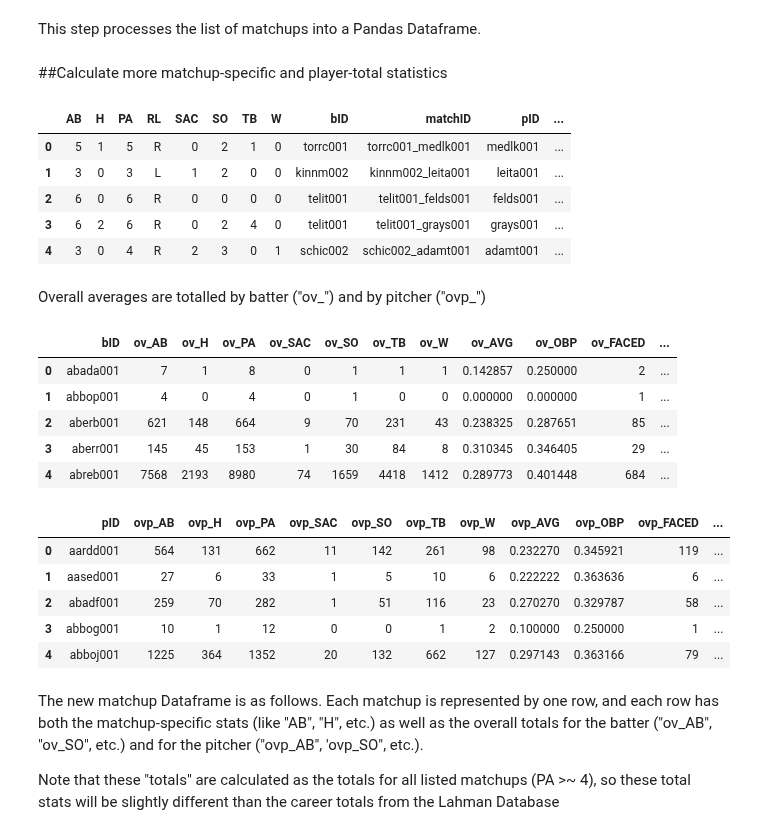
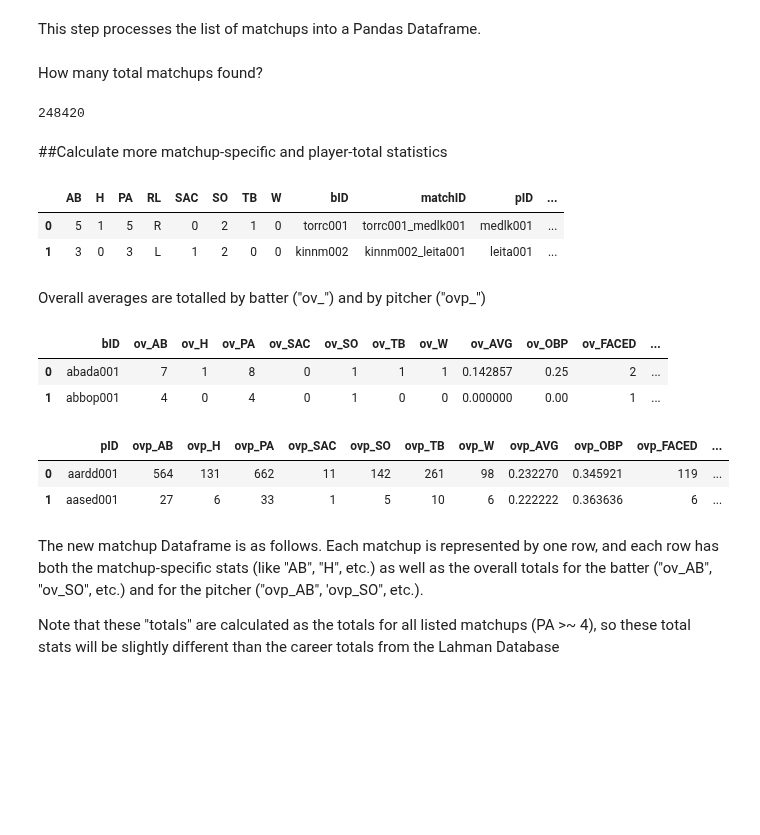
Before and after one commit to bacook17/CS109_baseball, a Jupyter notebook: Master_Notebook.ipynb, the cells around one changed output. Saved outputs shown, nothing was run; the diff lists cells and outputs as text; code cells hidden in the pictures; blank space fills up the shorter version.

```diff
--- a/Master_Notebook.ipynb
+++ b/Master_Notebook.ipynb
@@ -361,20 +325,23 @@ f.close()
 This step processes the list of matchups into a Pandas Dataframe.
 # %%
 matchup_df = pd.read_json("data/matchups_2004.json")
+# %% [markdown]
+How many total matchups found?
+# %%
+len(matchup_df)
+# %% [output]
+248420
 # %% [markdown]
 ##Calculate more matchup-specific and player-total statistics
 # %%
 #Matchup-specific totals
 matchup_df['AVG'] = matchup_df['H']/matchup_df['AB']
 matchup_df['OBP'] = (matchup_df['H'] + matchup_df['W'])/matchup_df['PA']
-matchup_df.head()
+matchup_df.head(2)
 # %% [output]
 |  | AB | H | PA | RL | SAC | SO | TB | W | bID | matchID | pID | ... |
 | 0 | 5 | 1 | 5 | R | 0 | 2 | 1 | 0 | torrc001 | torrc001_medlk001 | medlk001 | ... |
 | 1 | 3 | 0 | 3 | L | 1 | 2 | 0 | 0 | kinnm002 | kinnm002_leita001 | leita001 | ... |
-| 2 | 6 | 0 | 6 | R | 0 | 0 | 0 | 0 | telit001 | telit001_felds001 | felds001 | ... |
-| 3 | 6 | 2 | 6 | R | 0 | 2 | 4 | 0 | telit001 | telit001_grays001 | grays001 | ... |
-| 4 | 3 | 0 | 4 | R | 2 | 3 | 0 | 1 | schic002 | schic002_adamt001 | adamt001 | ... |
 # %% [markdown]
 Overall averages are totalled by batter ("ov\_") and by pitcher ("ovp\_")
 # %%
@@ -393,14 +360,11 @@ rename = dict(zip(batter_df.columns, 'ov_'+batter_df.columns))
 rename['bID'] = 'bID'
 batter_df.rename(columns=rename, inplace=True)
 
-batter_df.head()
+batter_df.head(2)
 # %% [output]
 |  | bID | ov_AB | ov_H | ov_PA | ov_SAC | ov_SO | ov_TB | ov_W | ov_AVG | ov_OBP | ov_FACED | ... |
-| 0 | abada001 | 7 | 1 | 8 | 0 | 1 | 1 | 1 | 0.142857 | 0.250000 | 2 | ... |
-| 1 | abbop001 | 4 | 0 | 4 | 0 | 1 | 0 | 0 | 0.000000 | 0.000000 | 1 | ... |
-| 2 | aberb001 | 621 | 148 | 664 | 9 | 70 | 231 | 43 | 0.238325 | 0.287651 | 85 | ... |
-| 3 | aberr001 | 145 | 45 | 153 | 1 | 30 | 84 | 8 | 0.310345 | 0.346405 | 29 | ... |
-| 4 | abreb001 | 7568 | 2193 | 8980 | 74 | 1659 | 4418 | 1412 | 0.289773 | 0.401448 | 684 | ... |
+| 0 | abada001 | 7 | 1 | 8 | 0 | 1 | 1 | 1 | 0.142857 | 0.25 | 2 | ... |
+| 1 | abbop001 | 4 | 0 | 4 | 0 | 1 | 0 | 0 | 0.000000 | 0.00 | 1 | ... |
 # %%
 pitcher_sums=matchup_df.groupby('pID').sum()
 pitcher_matchups = matchup_df.groupby('pID')['AB'].count()
@@ -417,14 +381,11 @@ rename = dict(zip(pitcher_df.columns, 'ovp_'+pitcher_df.columns))
 rename['pID'] = 'pID'
 pitcher_df.rename(columns=rename, inplace=True)
 
-pitcher_df.head()
+pitcher_df.head(2)
 # %% [output]
 |  | pID | ovp_AB | ovp_H | ovp_PA | ovp_SAC | ovp_SO | ovp_TB | ovp_W | ovp_AVG | ovp_OBP | ovp_FACED | ... |
 | 0 | aardd001 | 564 | 131 | 662 | 11 | 142 | 261 | 98 | 0.232270 | 0.345921 | 119 | ... |
 | 1 | aased001 | 27 | 6 | 33 | 1 | 5 | 10 | 6 | 0.222222 | 0.363636 | 6 | ... |
-| 2 | abadf001 | 259 | 70 | 282 | 1 | 51 | 116 | 23 | 0.270270 | 0.329787 | 58 | ... |
-| 3 | abbog001 | 10 | 1 | 12 | 0 | 0 | 1 | 2 | 0.100000 | 0.250000 | 1 | ... |
-| 4 | abboj001 | 1225 | 364 | 1352 | 20 | 132 | 662 | 127 | 0.297143 | 0.363166 | 79 | ... |
 # %% [markdown]
 The new matchup Dataframe is as follows. Each matchup is represented by one row, and each row has both the matchup-specific stats (like "AB", "H", etc.) as well as the overall totals for the batter ("ov_AB", "ov_SO", etc.) and for the pitcher ("ovp_AB", 'ovp_SO", etc.).
 
```
Also changed, not shown: parts of 128 cells of this notebook, 22 other files.
